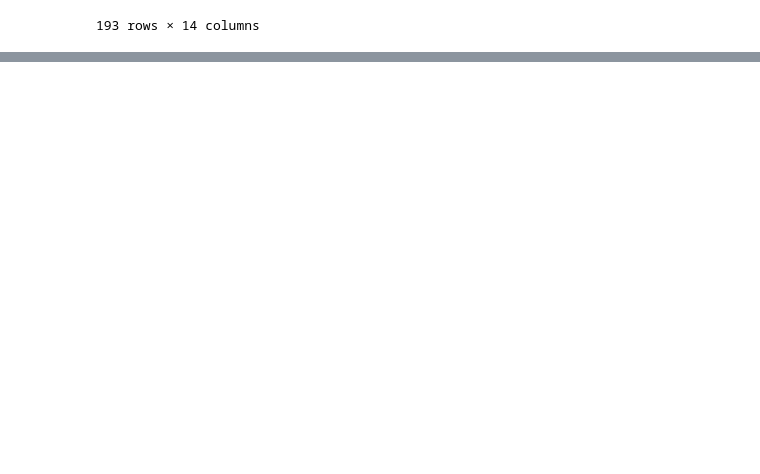
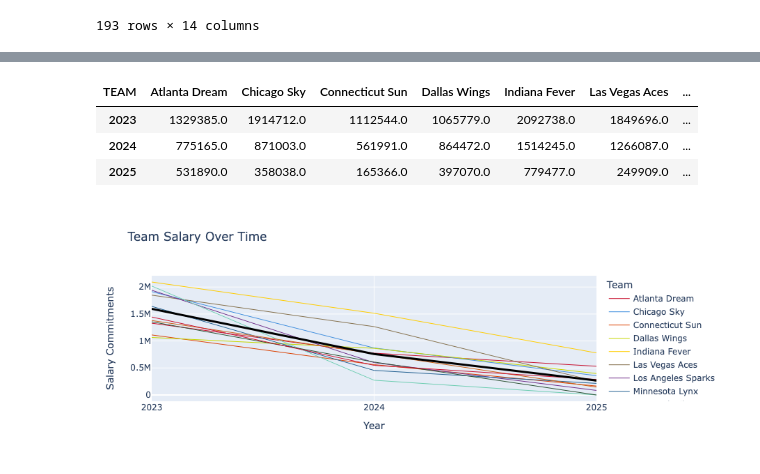
Before and after one commit to NC25/lynx-repo, a Jupyter notebook: EDA.ipynb, the cells around one changed output, grey strips where cells are left out. Saved outputs shown, nothing was run; the diff lists cells and outputs as text; code cells hidden in the pictures; blank space fills up the shorter version.

```diff
--- a/EDA.ipynb
+++ b/EDA.ipynb
@@ -56,4 +57,4 @@ all_players.sort_values(by = "PLAYER")
 ages["Player"] = ages["Player"].astype(str)
 all_players["PLAYER"] = all_players["PLAYER"].astype(str)
 all_players["PLAYER"] = all_players["PLAYER"].str.split().str.join(' ')
-merged = pd.merge(left = ages, right = all_players, left_on = "Player", right_on = "PLAYER").drop(["Unnamed: 0
+merged = pd.merge(left = ages, right = all_players, left_on = "Player", right_on = "PLAYER").drop(["Unnamed: 0", "PLAYER"], axis = 1)
@@ -60,2 +77,3 @@ merged = pd.merge(left = ages, right = all_players, left_on = "Player", right_on
 # %%
-merged
+for year in range(2023, 2026):
+    merged[str(year)] = merged[str(year)].str.replace(",", "").str.extract('\$(.*)').astype(float)
@@ -75,0 +96,32 @@ merged
+# %%
+grouped = merged.groupby("TEAM")[["2023", "2024", "2025"]].sum().T
+grouped["League"] = grouped.aggregate(func = np.mean, axis = 1)
+grouped
+# %% [output]
+| TEAM | Atlanta Dream | Chicago Sky | Connecticut Sun | Dallas Wings | Indiana Fever | Las Vegas Aces | ... |
+| 2023 | 1329385.0 | 1914712.0 | 1112544.0 | 1065779.0 | 2092738.0 | 1849696.0 | ... |
+| 2024 | 775165.0 | 871003.0 | 561991.0 | 864472.0 | 1514245.0 | 1266087.0 | ... |
+| 2025 | 531890.0 | 358038.0 | 165366.0 | 397070.0 | 779477.0 | 249909.0 | ... |
+# %%
+color_sequence = ["#C8102E",
+                  "#418FDE",
+                  "#DC4405",
+                  "#C4D600",
+                  "#FFCD00",
+                  "#85714D",
+                  "#702F8A",
+                  "#236192",
+                  "#6ECEB2",
+                  "#CB6015",
+                  "#2C5234",
+                  "#C8102E",
+                  "black"]
+# %%
+fig = px.line(grouped, title="Team Salary Over Time", x= grouped.index, y=grouped.columns[:], labels={'index': 'Year', 'value':'Salary Commitments', 'variable': 'Team'}, color_discrete_sequence=color_sequence)
+for n in range(12):
+    fig['data'][n]['line']['width']=1
+fig['data'][12]['line']['width']=3
+# Show plot
+fig.show()
+# %% [output]
+[figure, added]
```
Also changed, not shown: parts of 5 cells of this notebook, 2 other files.
